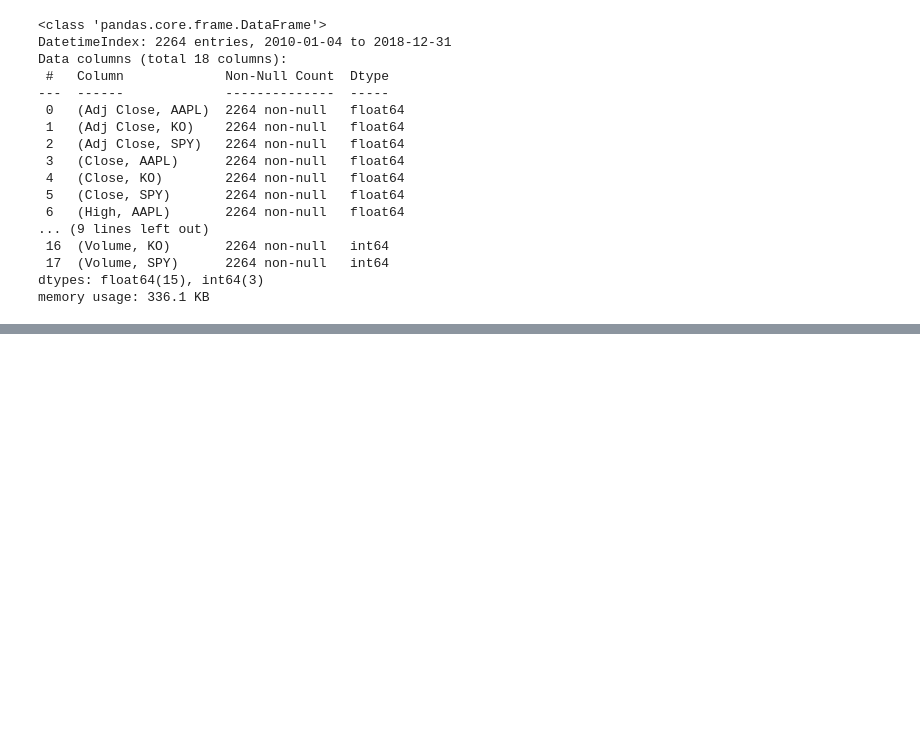
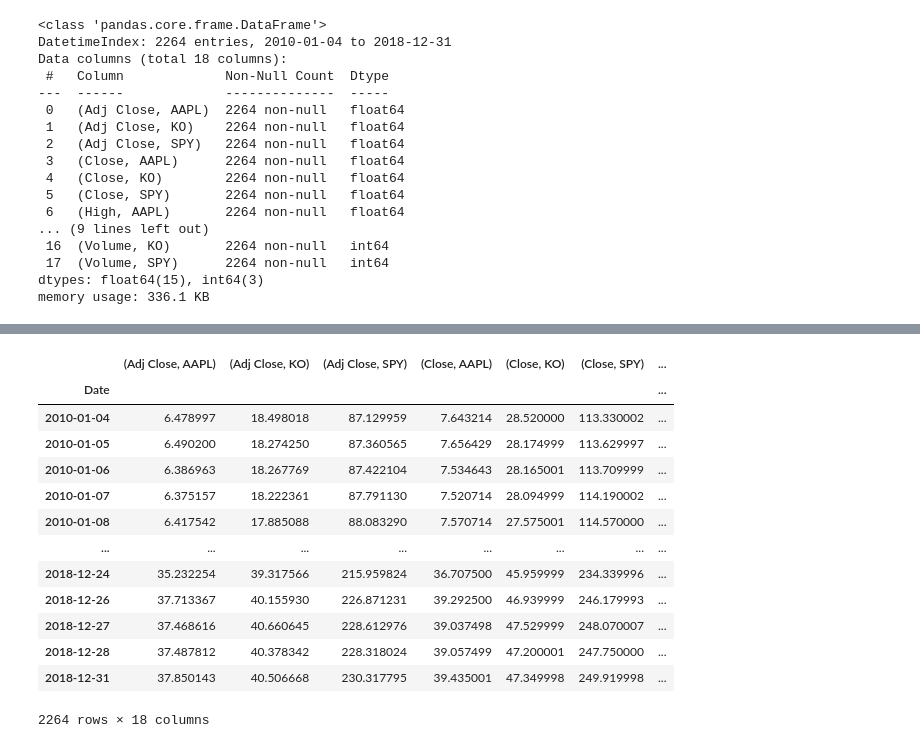
Before and after one commit to DemianKost/python-algorithmic-trading-notes, a Jupyter notebook: Python Trading.ipynb, the cells around one changed output, grey strips where cells are left out. Cells and saved outputs as stored; diff of their text form; code cells hidden in the pictures; blank space fills up the shorter version.

```diff
--- a/Python Trading.ipynb
+++ b/Python Trading.ipynb
@@ -145,0 +182,18 @@ stocks
+# %%
+# Now check how all this stuff is adjusted
+stocks
+# %% [output]
+|  | (Adj Close, AAPL) | (Adj Close, KO) | (Adj Close, SPY) | (Close, AAPL) | (Close, KO) | (Close, SPY) | ... |
+| Date |  |  |  |  |  |  | ... |
+| 2010-01-04 | 6.478997 | 18.498018 | 87.129959 | 7.643214 | 28.520000 | 113.330002 | ... |
+| 2010-01-05 | 6.490200 | 18.274250 | 87.360565 | 7.656429 | 28.174999 | 113.629997 | ... |
+| 2010-01-06 | 6.386963 | 18.267769 | 87.422104 | 7.534643 | 28.165001 | 113.709999 | ... |
+| 2010-01-07 | 6.375157 | 18.222361 | 87.791130 | 7.520714 | 28.094999 | 114.190002 | ... |
+| 2010-01-08 | 6.417542 | 17.885088 | 88.083290 | 7.570714 | 27.575001 | 114.570000 | ... |
+| ... | ... | ... | ... | ... | ... | ... | ... |
+| 2018-12-24 | 35.232254 | 39.317566 | 215.959824 | 36.707500 | 45.959999 | 234.339996 | ... |
+| 2018-12-26 | 37.713367 | 40.155930 | 226.871231 | 39.292500 | 46.939999 | 246.179993 | ... |
+| 2018-12-27 | 37.468616 | 40.660645 | 228.612976 | 39.037498 | 47.529999 | 248.070007 | ... |
+| 2018-12-28 | 37.487812 | 40.378342 | 228.318024 | 39.057499 | 47.200001 | 247.750000 | ... |
+| 2018-12-31 | 37.850143 | 40.506668 | 230.317795 | 39.435001 | 47.349998 | 249.919998 | ... |
+2264 rows × 18 columns
```
Also changed, not shown: parts of 18 cells of this notebook, 1 other file.
